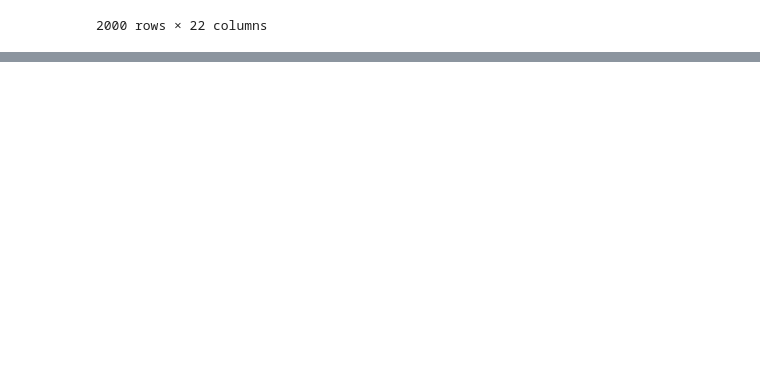
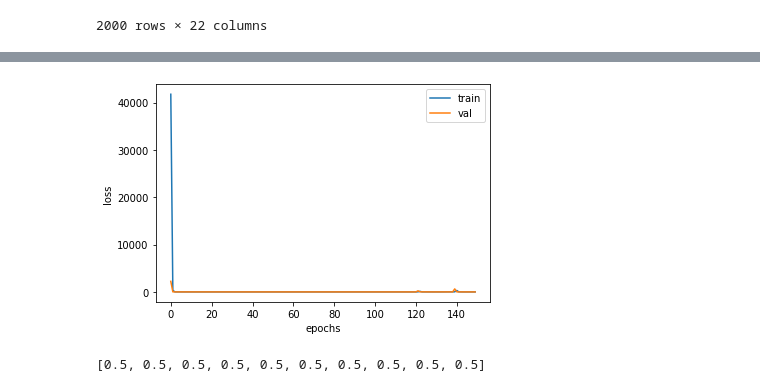
Before and after one commit to spe301/AI-generated-AI, a Jupyter notebook: AI_generated_NLP.ipynb, the cells around one changed output, grey strips where cells are left out. Drawn from its saved outputs; the diff is of its cells as text; code cells hidden in the pictures; blank space fills up the shorter version.

```diff
--- a/AI_generated_NLP.ipynb
+++ b/AI_generated_NLP.ipynb
@@ -132,5 +161,5 @@ nlp2
 # %%
 train, val = dh.HoldOut(nlp2)
 # %%
-wr.WrapML(train, 'quality', 'regression', quiet=False)
+kit = wr.WrapML(train, 'quality', 'regression', quiet=False)
 # %% [output]
@@ -137,0 +185,7 @@ wr.WrapML(train, 'quality', 'regression', quiet=False)
+# %%
+model = list(kit.values())[0][0]
+X = list(kit.values())[0][1]
+y = list(kit.values())[0][2]
+Xval = list(kit.values())[0][3]
+yval = list(kit.values())[0][4]
+list(kit.values())[0][5]
@@ -137,0 +235,8 @@ wr.WrapML(train, 'quality', 'regression', quiet=False)
+# %%
+X = np.array(X)
+Xval = np.array(Xval)
+y = np.array(y)
+yval = np.array(yval)
+# %%
+dm = dl.FastNN('regression', 'mse', output_dim=1, nodes=32, regularizer='L2')
+history = dm.fit(X, y, epochs=150, batch_size=32, validation_split=0.2)
@@ -137,0 +266,8 @@ wr.WrapML(train, 'quality', 'regression', quiet=False)
+# %%
+ev.ViewLoss(history)
+# %% [output]
+[figure, added]
+# %%
+[0.5] * 10
+# %% [output]
+[0.5, 0.5, 0.5, 0.5, 0.5, 0.5, 0.5, 0.5, 0.5, 0.5]
```
Also changed, not shown: parts of 14 cells of this notebook.
